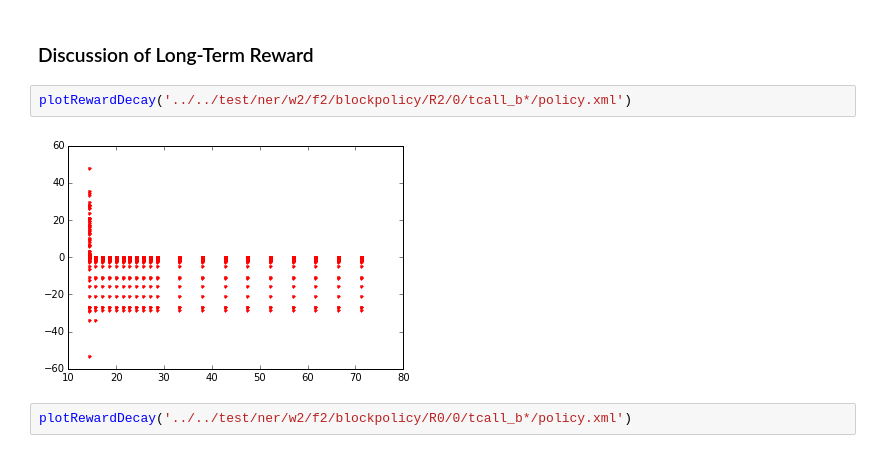
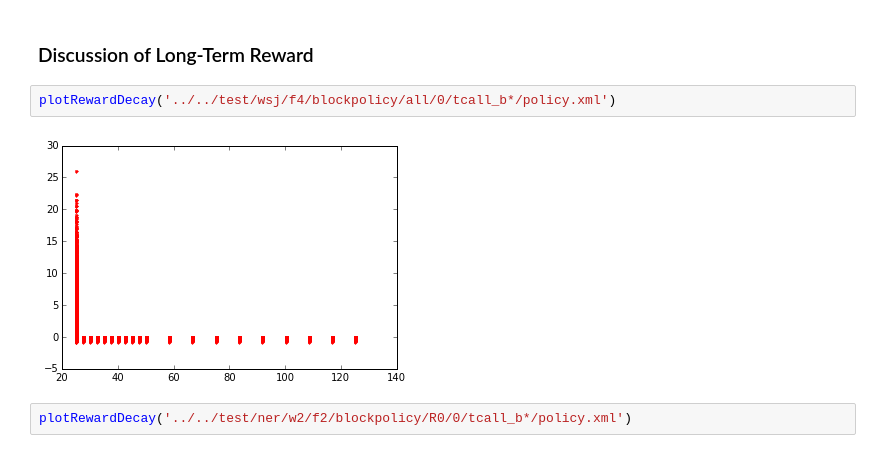
Before and after one commit to strin/HeteroSampler, a Jupyter notebook: notebook/wsj/reward.ipynb, the cells around one changed output. Drawn from its saved outputs; the diff is of its cells as text.

```diff
--- a/notebook/wsj/reward.ipynb
+++ b/notebook/wsj/reward.ipynb
@@ -220,9 +233,9 @@ print float(a[0].split('tcall_b')[1].split('/')[0])
 # %% [markdown]
 ### Discussion of Long-Term Reward
 # %%
-plotRewardDecay('../../test/ner/w2/f2/blockpolicy/R2/0/tcall_b*/policy.xml')
+plotRewardDecay('../../test/wsj/f4/blockpolicy/all/0/tcall_b*/policy.xml')
 # %% [output]
-[figure, old version]
+[figure, new version]
 # %%
 plotRewardDecay('../../test/ner/w2/f2/blockpolicy/R0/0/tcall_b*/policy.xml')
 # %% [output]
```
Also changed, not shown: parts of 7 cells of this notebook, 2 other files.
